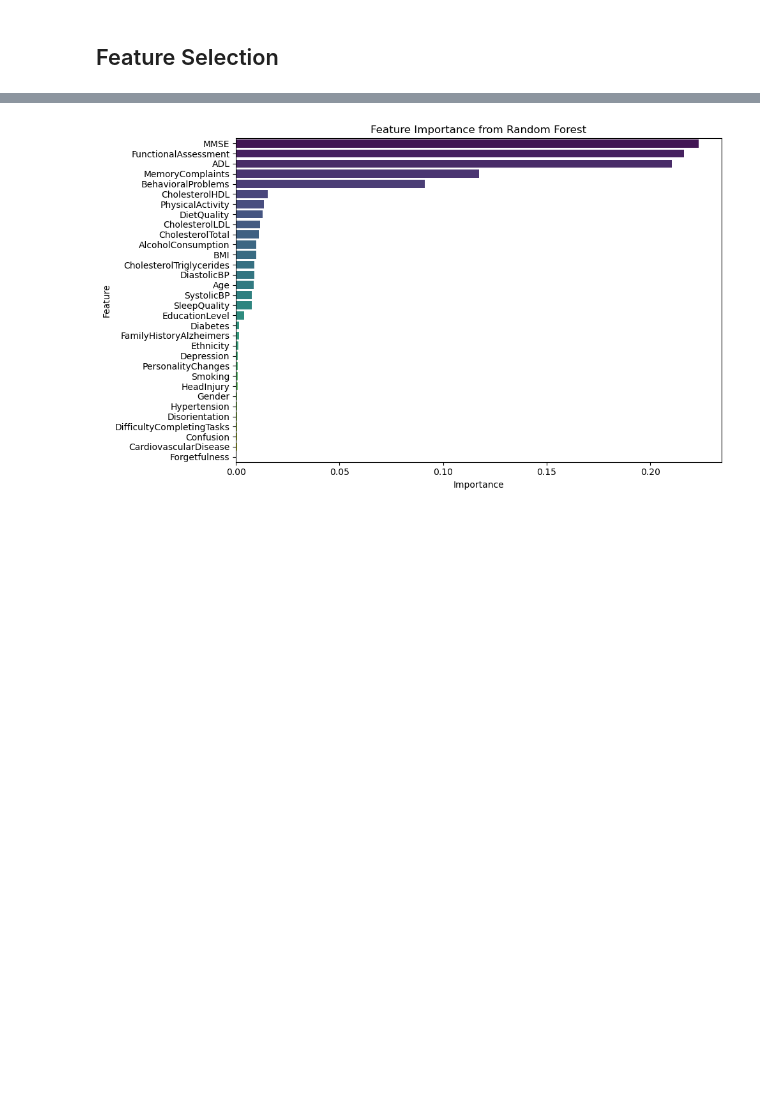
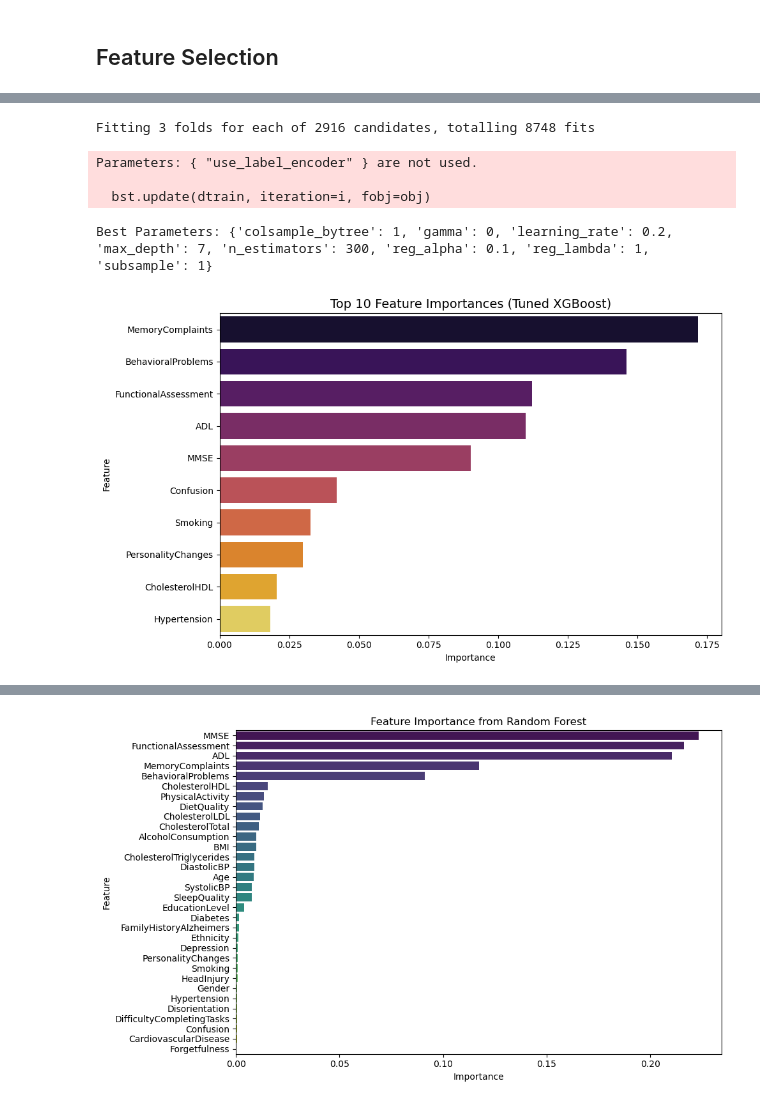
Before and after one commit to SadabAli/Alzheimer-s-Disease, a Jupyter notebook: DataBalanving_FeatureSelection.ipynb, the cells around one changed output, grey strips where cells are left out. Saved outputs shown, nothing was run; the diff lists cells and outputs as text; code cells hidden in the pictures; blank space fills up the shorter version.

```diff
--- a/DataBalanving_FeatureSelection.ipynb
+++ b/DataBalanving_FeatureSelection.ipynb
@@ -111,0 +228,75 @@ Mean F1: 0.7471592066238493
+# %%
+from sklearn.model_selection import GridSearchCV
+from xgboost import XGBClassifier
+import pandas as pd
+import matplotlib.pyplot as plt
+import seaborn as sns
+
+# ===============================
+# Parameter grid
+# ===============================
+param_grid = {
+    'n_estimators': [100, 200, 300],      # Number of trees
+    'max_depth': [3, 5, 7],               # Maximum depth of trees
+    'learning_rate': [0.01, 0.1, 0.2],    # Step size shrinkage
+    'subsample': [0.8, 1],                 # Fraction of samples per tree
+    'colsample_bytree': [0.8, 1],          # Fraction of features per tree
+    'gamma': [0, 1, 5],                    # Minimum loss reduction for split
+    'reg_alpha': [0, 0.1, 1],              # L1 regularization
+    'reg_lambda': [1, 1.5, 2]              # L2 regularization
+}
+
+# ===============================
+# Create XGBClassifier
+# ===============================
+xgb = XGBClassifier(
+    random_state=42,
+    use_label_encoder=False,
+    eval_metric='logloss'
+)
+
+# ===============================
+# GridSearchCV
+# ===============================
+grid_search = GridSearchCV(
+    estimator=xgb,
+    param_grid=param_grid,
+    scoring='accuracy',
+    cv=3,
+    n_jobs=-1,
+    verbose=1
+)
+
+# Fit
+grid_search.fit(X_train, y_train)
+
+# ===============================
+# Best model and parameters
+# ===============================
+best_xgb = grid_search.best_estimator_
+print("Best Parameters:", grid_search.best_params_)
+
+# ===============================
+# Feature importance DataFrame
+# ===============================
+importances = best_xgb.feature_importances_
+feat_imp_df = pd.DataFrame({
+    'Feature': X_train.columns,
+    'Importance': importances
+}).sort_values(by='Importance', ascending=False)
+
+# ===============================
+# Plot Top 10
+# ===============================
+plt.figure(figsize=(10, 6))
+sns.barplot(x='Importance', y='Feature', data=feat_imp_df.head(10), palette='inferno')
+plt.title('Top 10 Feature Importances (Tuned XGBoost)', fontsize=14)
+plt.tight_layout()
+plt.show()
+# %% [output]
+Fitting 3 folds for each of 2916 candidates, totalling 8748 fits
+Parameters: { "use_label_encoder" } are not used.
+
+  bst.update(dtrain, iteration=i, fobj=obj)
+Best Parameters: {'colsample_bytree': 1, 'gamma': 0, 'learning_rate': 0.2, 'max_depth': 7, 'n_estimators': 300, 'reg_alpha': 0.1, 'reg_lambda': 1, 'subsample': 1}
+[figure, added]
```
Also changed, not shown: parts of 7 cells of this notebook, 8 other files.
